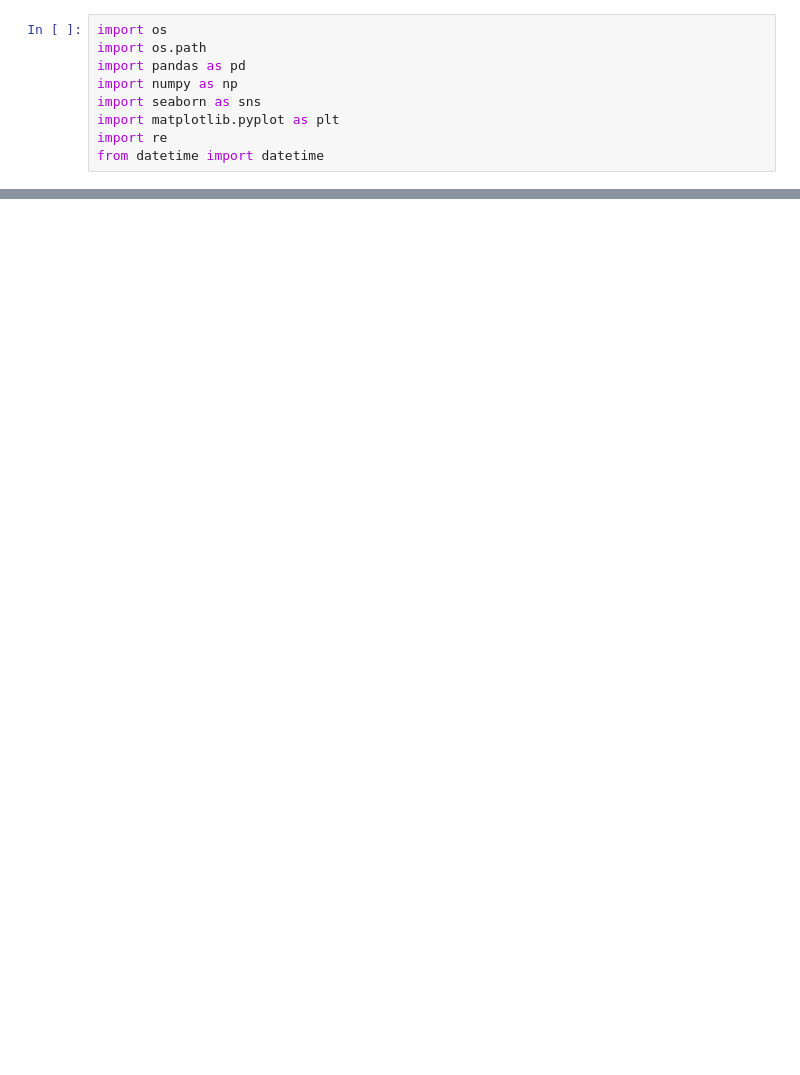
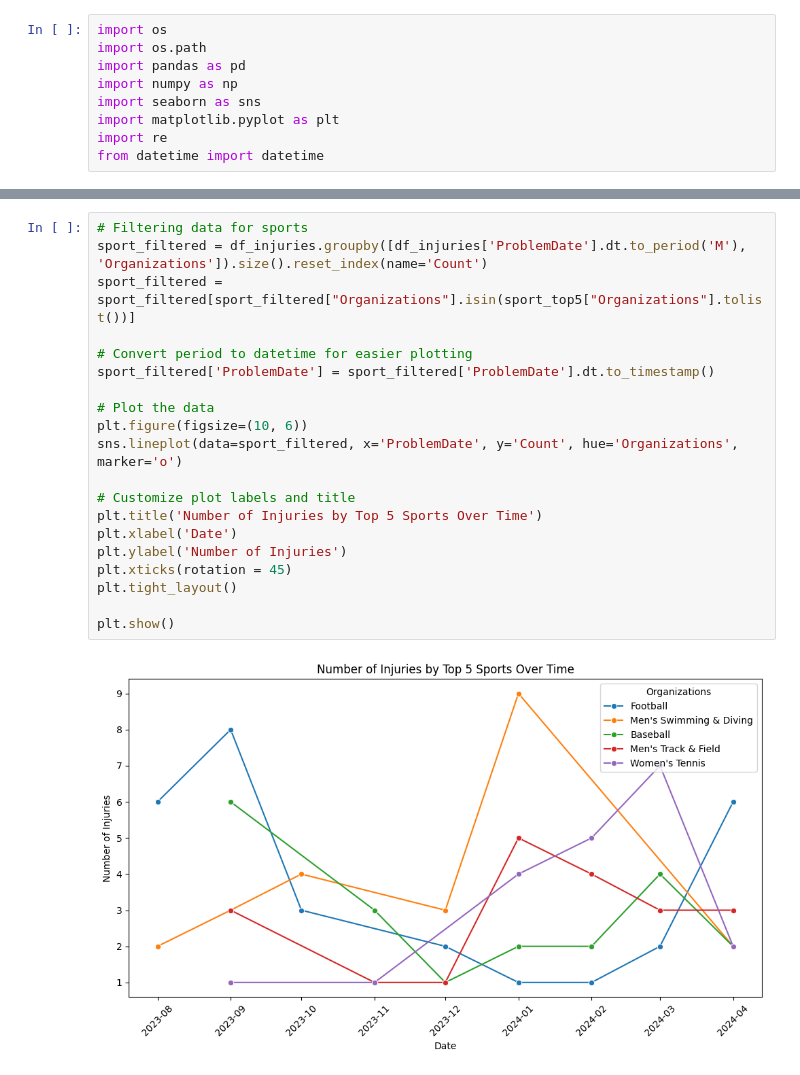
Before and after one commit to bachnguyen234/da301-isaac-athletics, a Jupyter notebook: bach_main_file.ipynb, the cells around one changed output, grey strips where cells are left out. Drawn from its saved outputs; the diff is of its cells as text; blank space fills up the shorter version.

```diff
--- a/bach_main_file.ipynb
+++ b/bach_main_file.ipynb
@@ -113,0 +119,22 @@ recovery_group.head(10)
+# %%
+# Filtering data for sports
+sport_filtered = df_injuries.groupby([df_injuries['ProblemDate'].dt.to_period('M'), 'Organizations']).size().reset_index(name='Count')
+sport_filtered = sport_filtered[sport_filtered["Organizations"].isin(sport_top5["Organizations"].tolist())]
+
+# Convert period to datetime for easier plotting
+sport_filtered['ProblemDate'] = sport_filtered['ProblemDate'].dt.to_timestamp()
+
+# Plot the data
+plt.figure(figsize=(10, 6))
+sns.lineplot(data=sport_filtered, x='ProblemDate', y='Count', hue='Organizations', marker='o')
+
+# Customize plot labels and title
+plt.title('Number of Injuries by Top 5 Sports Over Time')
+plt.xlabel('Date')
+plt.ylabel('Number of Injuries')
+plt.xticks(rotation = 45)
+plt.tight_layout()
+
+plt.show()
+# %% [output]
+[figure, added]
```
Also changed, not shown: parts of 8 cells of this notebook.
